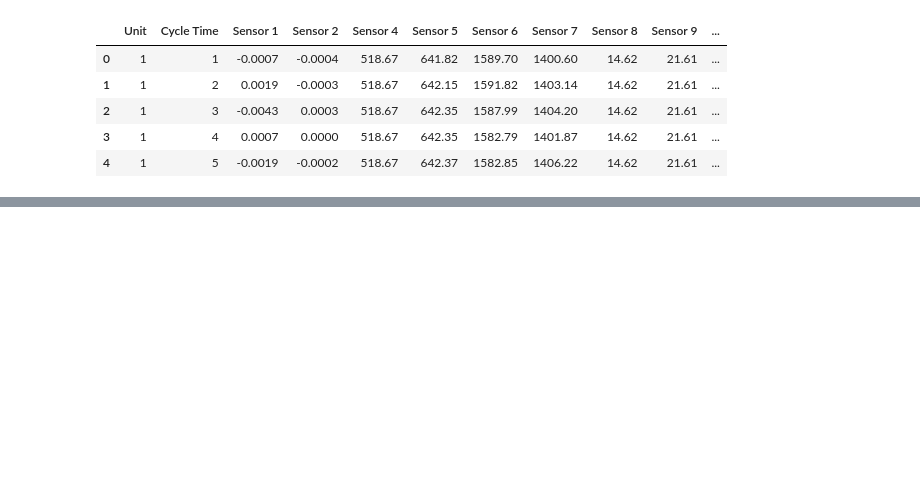
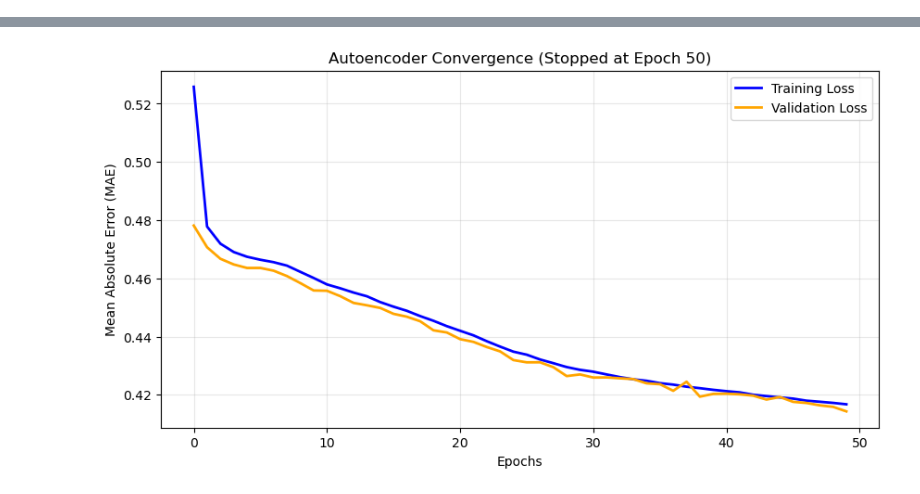
Before and after one commit to RandomKiddo/HackAI2026, a Jupyter notebook: src/Project.ipynb, the cells around one changed output, grey strips where cells are left out. Drawn from its saved outputs; the diff is of its cells as text; code cells hidden in the pictures; blank space fills up the shorter version.

```diff
--- a/src/Project.ipynb
+++ b/src/Project.ipynb
@@ -18,2 +34,8 @@ tf.random.set_seed(42)
 # %%
-path = kh.dataset_download("palbha/cmapss-jet-engine-simulated-data")
+# --- 3. CALCULATE RUL FOR TRAINING DATA ---
+# Since engines in the train set run to failure, RUL is (Max Cycle - Current Cycle)
+max_cycles = df.groupby('id')['cycle'].max().reset_index()
+max_cycles.columns = ['id', 'max_cycle']
+df = df.merge(max_cycles, on=['id'], how='left')
+df['RUL'] = df['max_cycle'] - df['cycle']
+df.drop('max_cycle', axis=1, inplace=True)
@@ -22,5 +42,9 @@ Warning: Looks like you're using an outdated `kagglehub` version, please conside
 # %%
-col_names = ['Unit', 'Cycle Time'] + [f'Sensor {_+1}' for _ in range(26)]
-df = pd.read_csv(os.path.join(path, 'train_FD001.txt'), sep=' ', header=None, names=col_names)
-df_test = pd.read_csv(os.path.join(path, 'test_FD001.txt'), sep=' ', header=None, names=col_names)
+# --- 4. CLEANING ---
+drop_cols = ['s_1', 's_5', 's_10', 's_16', 's_18', 's_19']
+df.drop(labels=drop_cols, axis=1, inplace=True)
+df_test.drop(labels=drop_cols, axis=1, inplace=True)
+
+setting_cols = ['setting1', 'setting2', 'setting3']
+sensor_cols = [c for c in df.columns if c.startswith('s_')]
 # %%
@@ -42,13 +106,49 @@ with open('data_summary_FD001.txt', 'w') as f:
 # %%
-cols_to_drop = ['Sensor 3', 'Sensor 21', 'Sensor 22', 'Sensor 25', 'Sensor 26']
-relevant_sensors = [f'Sensor {_+1}' for _ in range(26) if _ not in (2, 20, 21, 24, 25)]
-df = df.drop(columns=cols_to_drop)
-df_test = df_test.drop(columns=cols_to_drop)
-df.head()
+# --- 7. LSTM AUTOENCODER ---
+model = models.Sequential([
+    layers.Input(shape=(WINDOW_SIZE, len(feature_cols))),
+    layers.LSTM(32, activation='relu', return_sequences=False),
+    layers.RepeatVector(WINDOW_SIZE),
+    layers.LSTM(32, activation='relu', return_sequences=True),
+    layers.TimeDistributed(layers.Dense(len(feature_cols)))
+])
+
+model.compile(optimizer='adam', loss='mae')
+print(f"Training on {len(X_train_healthy)} healthy sequences...")
+
+# Define the Early Stopping callback
+early_stopper = EarlyStopping(
+    monitor='val_loss',          # We want to watch the validation loss
+    patience=5,                  # If val_loss doesn't improve for 5 epochs in a row, stop.
+    min_delta=0.001,             # Minimum change required to count as an "improvement"
+    restore_best_weights=True,   # CRITICAL: Revert to the best epoch's weights when stopping
+    verbose=1
+)
+
+# 1. Save the training process to a 'history' object
+# Notice we added the `callbacks=[early_stopper]` argument here!
+history = model.fit(
+    X_train_healthy,
+    X_train_healthy,
+    epochs=50,
+    batch_size=64,
+    validation_split=0.1,
+    callbacks=[early_stopper],
+    verbose=1
+)
+
+# 2. Plot the Training and Validation Loss
+plt.figure(figsize=(10, 5))
+plt.plot(history.history['loss'], label='Training Loss', color='blue', linewidth=2)
+plt.plot(history.history['val_loss'], label='Validation Loss', color='orange', linewidth=2)
+
+# Get the actual number of epochs it ran for before stopping
+actual_epochs = len(history.history['loss'])
+plt.title(f'Autoencoder Convergence (Stopped at Epoch {actual_epochs})')
+
+plt.xlabel('Epochs')
+plt.ylabel('Mean Absolute Error (MAE)')
+plt.legend()
+plt.grid(True, alpha=0.3)
+plt.show(block=False)
 # %% [output]
-|  | Unit | Cycle Time | Sensor 1 | Sensor 2 | Sensor 4 | Sensor 5 | Sensor 6 | Sensor 7 | Sensor 8 | Sensor 9 | ... |
-| 0 | 1 | 1 | -0.0007 | -0.0004 | 518.67 | 641.82 | 1589.70 | 1400.60 | 14.62 | 21.61 | ... |
-| 1 | 1 | 2 | 0.0019 | -0.0003 | 518.67 | 642.15 | 1591.82 | 1403.14 | 14.62 | 21.61 | ... |
-| 2 | 1 | 3 | -0.0043 | 0.0003 | 518.67 | 642.35 | 1587.99 | 1404.20 | 14.62 | 21.61 | ... |
-| 3 | 1 | 4 | 0.0007 | 0.0000 | 518.67 | 642.35 | 1582.79 | 1401.87 | 14.62 | 21.61 | ... |
-| 4 | 1 | 5 | -0.0019 | -0.0002 | 518.67 | 642.37 | 1582.85 | 1406.22 | 14.62 | 21.61 | ... |
@@ -56 +172,2 @@ df.head()
+[figure, added]
 # %%
```
Also changed, not shown: parts of 14 cells of this notebook, 1 other file.
